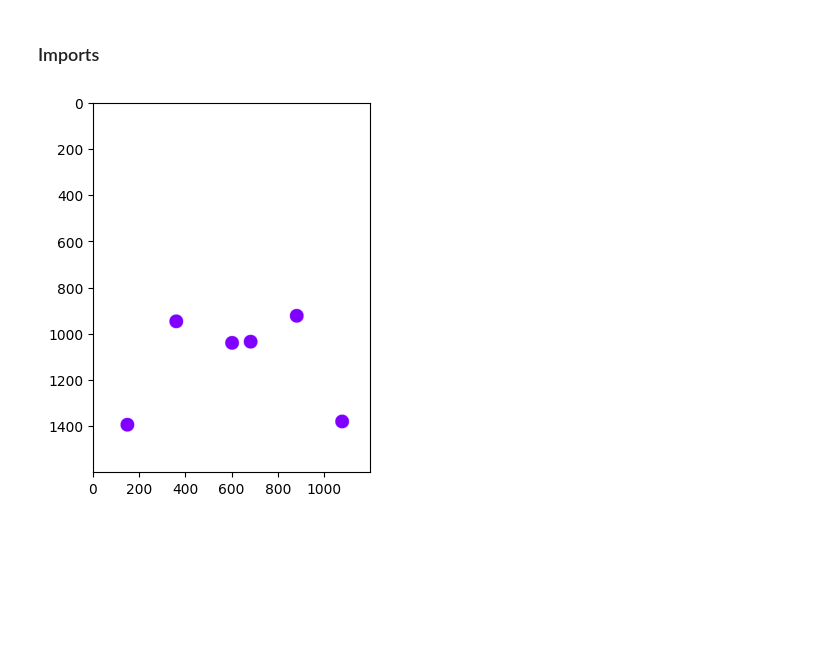
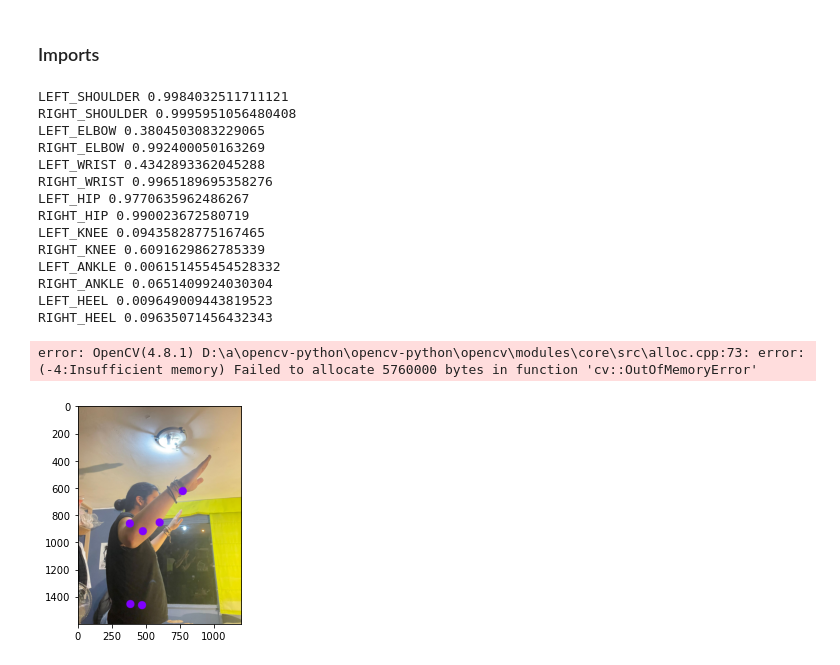
Before and after one commit to pastoruri/poserecognition, a Jupyter notebook: pose.ipynb, the cells around one changed output. Cells and saved outputs as stored; diff of their text form; code cells hidden in the pictures; blank space fills up the shorter version.

```diff
--- a/pose.ipynb
+++ b/pose.ipynb
@@ -134,32 +197,61 @@ class Pose:
 # %%
 mp_drawing = mp.solutions.drawing_utils
 mp_pose = mp.solutions.pose
-image_name = 'image4.jpeg'
+image_name = 'image_2.jpeg'
 
 with mp_pose.Pose(static_image_mode = True) as pose:
 
     image = cv2.imread(image_name)
     height, width, _ = image.shape
     image_rgb = cv2.cvtColor(image,cv2.COLOR_BGR2RGB)
 
     blank = cv2.imread("blank.jpg")
     blank_rgb = cv2.cvtColor(blank,cv2.COLOR_BGR2RGB)
 
     result = pose.process(image_rgb)
-    pose = Pose()
+    point = Point(int(width/2),int(height/2),0)
+    pose = Pose(point)
     if result.pose_landmarks is not None:
 
         for i in key_joints_idx:
 
             x1 = int(result.pose_landmarks.landmark[i].x*width)
             y1 = int(result.pose_landmarks.landmark[i].y*height)
             z1 = 0
             visibility = result.pose_landmarks.landmark[i].visibility
+            print(total_joints[i],visibility)
             joint = Joint(x1,y1,z1,visibility, i)
             pose.add_joint(joint)
             #cv2.circle(image_rgb, (x1,y1), circle_radius, circle_color , -1)
 
-        pose.add_circles(blank_rgb)
-        plt.imshow(blank_rgb)
+        pose.add_circles(image_rgb)
+        plt.imshow(image_rgb)
+
+
+
+    for i in range(0,180):
+        pose.project_pose(i)
+
+    codec = cv2.VideoWriter_fourcc(*'mp4v')
+    out = cv2.VideoWriter('video1.mp4',codec, 36, (width,height))
+
+    for i in range(len(img_array)):
+        out.write(img_array[i])
+    out.release()
 # %% [output]
+LEFT_SHOULDER 0.9984032511711121
+RIGHT_SHOULDER 0.9995951056480408
+LEFT_ELBOW 0.3804503083229065
+RIGHT_ELBOW 0.992400050163269
+LEFT_WRIST 0.4342893362045288
+RIGHT_WRIST 0.9965189695358276
+LEFT_HIP 0.9770635962486267
+RIGHT_HIP 0.990023672580719
+LEFT_KNEE 0.09435828775167465
+RIGHT_KNEE 0.6091629862785339
+LEFT_ANKLE 0.006151455454528332
+RIGHT_ANKLE 0.0651409924030304
+LEFT_HEEL 0.009649009443819523
+RIGHT_HEEL 0.09635071456432343
+error: OpenCV(4.8.1) D:\a\opencv-python\opencv-python\opencv\modules\core\src\alloc.cpp:73: error: (-4:Insufficient memory) Failed to allocate 5760000 bytes in function 'cv::OutOfMemoryError'
-[figure, old version]
+[figure, new version]
```
Also changed, not shown: parts of 2 cells of this notebook, 3 other files.
